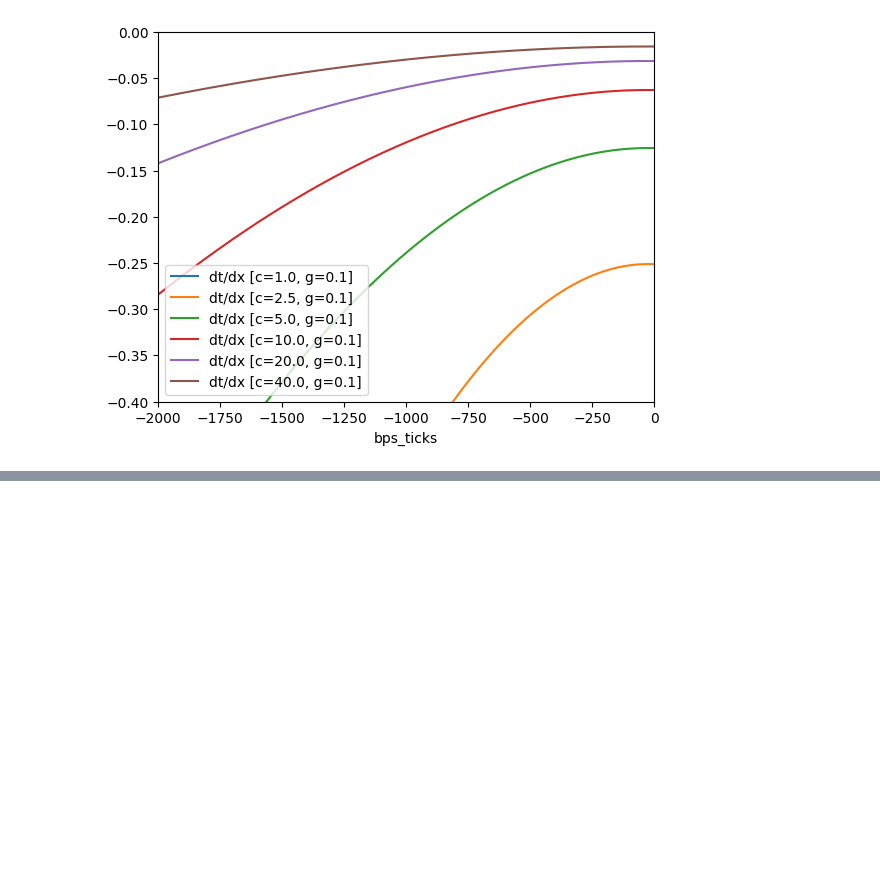
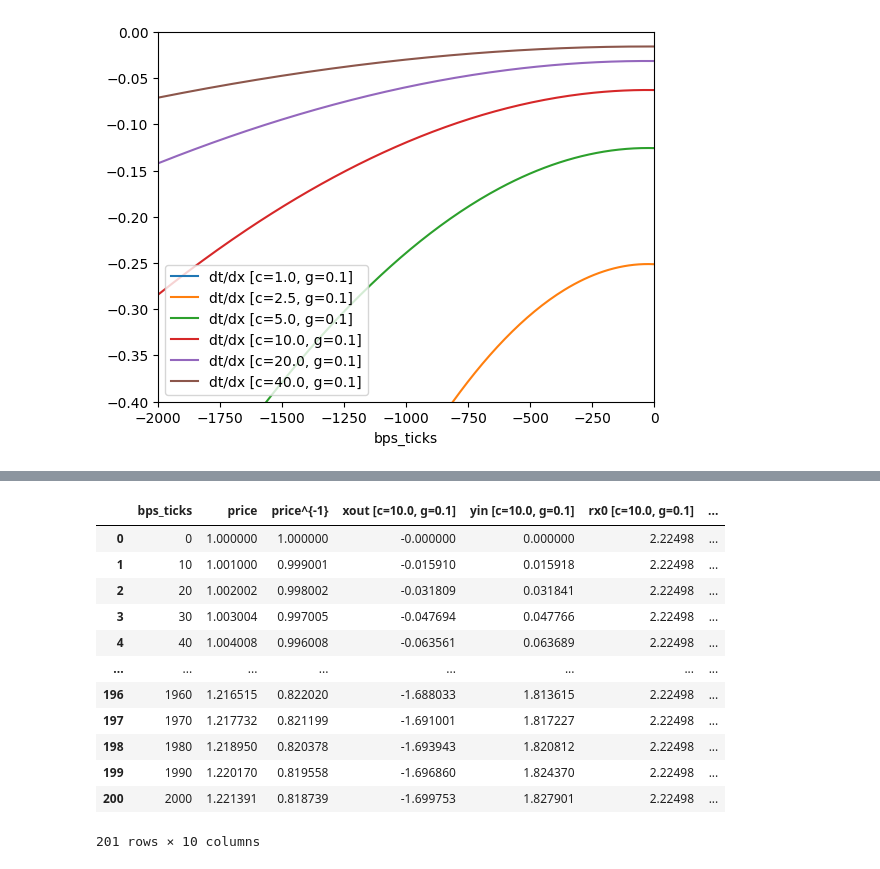
Before and after one commit to smolquants/cauchy-simulations-2025-03, a Jupyter notebook: notebook/analysis.ipynb, the cells around one changed output, grey strips where cells are left out. Saved outputs shown, nothing was run; the diff lists cells and outputs as text; code cells hidden in the pictures; blank space fills up the shorter version.

```diff
--- a/notebook/analysis.ipynb
+++ b/notebook/analysis.ipynb
@@ -352,0 +422,16 @@ for i, f in tick_ranges:
+# %%
+df_w_ranges
+# %% [output]
+|  | bps_ticks | price | price^{-1} | xout [c=10.0, g=0.1] | yin [c=10.0, g=0.1] | rx0 [c=10.0, g=0.1] | ... |
+| 0 | 0 | 1.000000 | 1.000000 | -0.000000 | 0.000000 | 2.22498 | ... |
+| 1 | 10 | 1.001000 | 0.999001 | -0.015910 | 0.015918 | 2.22498 | ... |
+| 2 | 20 | 1.002002 | 0.998002 | -0.031809 | 0.031841 | 2.22498 | ... |
+| 3 | 30 | 1.003004 | 0.997005 | -0.047694 | 0.047766 | 2.22498 | ... |
+| 4 | 40 | 1.004008 | 0.996008 | -0.063561 | 0.063689 | 2.22498 | ... |
+| ... | ... | ... | ... | ... | ... | ... | ... |
+| 196 | 1960 | 1.216515 | 0.822020 | -1.688033 | 1.813615 | 2.22498 | ... |
+| 197 | 1970 | 1.217732 | 0.821199 | -1.691001 | 1.817227 | 2.22498 | ... |
+| 198 | 1980 | 1.218950 | 0.820378 | -1.693943 | 1.820812 | 2.22498 | ... |
+| 199 | 1990 | 1.220170 | 0.819558 | -1.696860 | 1.824370 | 2.22498 | ... |
+| 200 | 2000 | 1.221391 | 0.818739 | -1.699753 | 1.827901 | 2.22498 | ... |
+201 rows × 10 columns
```
Also changed, not shown: parts of 9 cells of this notebook.
